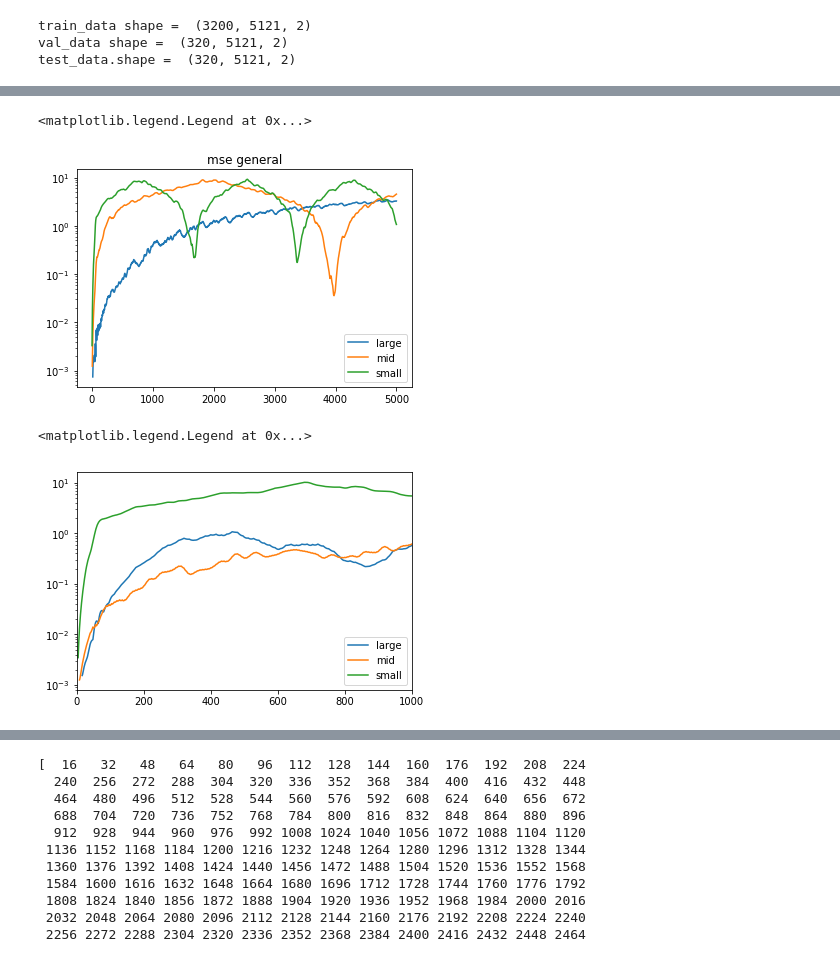
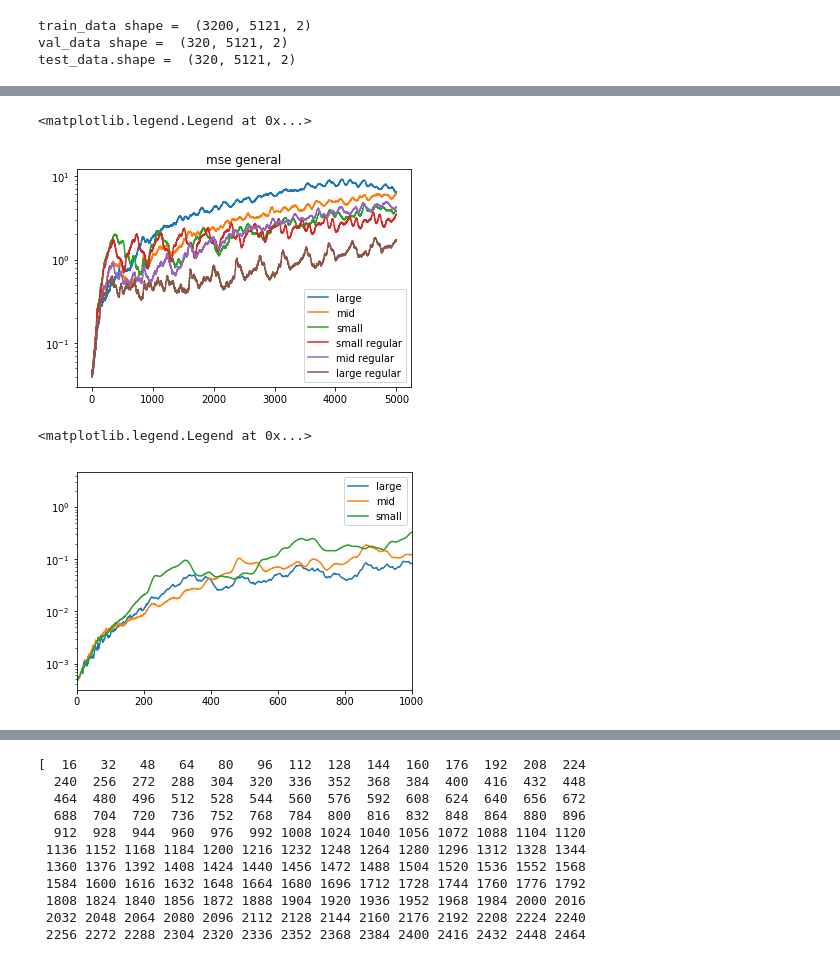
Before and after one commit to KatieJ16/ensemble_HiSTs, a Jupyter notebook: scripts/multiscale_HiTS_exp/general_train_post.py.ipynb, the cells around one changed output, grey strips where cells are left out. Drawn from its saved outputs; the diff is of its cells as text; code cells hidden in the pictures.

Commit message:
debugged general and doing some tests

```diff
--- a/scripts/multiscale_HiTS_exp/general_train_post.py.ipynb
+++ b/scripts/multiscale_HiTS_exp/general_train_post.py.ipynb
@@ -32,7 +32,7 @@ dt = 0.02                     # time unit: 0.0005 for Lorenz and 0.01 for others
 system = 'VanDerPol'         # system name: 'Hyperbolic', 'Cubic', 'VanDerPol', 'Hopf' or 'Lorenz'
 
 step_size = 4
-noise = 0.0                   # noise percentage: 0.00, 0.01 or 0.02
+noise = 0.1                   # noise percentage: 0.00, 0.01 or 0.02
 
 lr = 1e-3                     # learning rate
 max_epoch = 50000            # the maximum training epoch
@@ -77,15 +77,16 @@ models = list()
 # model_name = 'model_D{}_noise{}.pt'.format(step_size, noise)
 # models.append(torch.load(os.path.join(model_dir, model_name), map_location='cpu'))
 
-for letter in  ['c']:#'a', 'b', 'c', 'd', 'e']:
+for letter in  ['a']:#'a', 'b', 'c', 'd', 'e']:
     # for noise in noise_levels:
-    try:
+#     try:
         model_name = 'model_D{}_noise{}_{}.pt'.format(step_size, noise, letter)
         print(model_name)
+        print(os.path.join(model_dir, model_name))
         models.append(torch.load(os.path.join(model_dir, model_name), map_location='cpu'))
-    except:
-        print("not found")
-        break
+#     except:
+#         print("not found")
+#         break
 
 for model in models:
     # fix model consistencies trained on gpus (optional)
@@ -204,35 +206,35 @@ torch.Size([320, 2])
 # %%
 
 plt.semilogy(t_list_large, mse_large, label = "large")
 plt.semilogy(t_list_mid, mse_mid, label = "mid")
 plt.semilogy(t_list, mse_small, label = "small")
 plt.title("mse general")
 
 # plt.xlim([0,1000])
 # plt.ylim([0.0001, 1])
 
-# n_steps=5000
-# y_preds = models_regular[0].uni_scale_forecast(torch.tensor(test_data[:, 0, :]).float(), n_steps=n_steps)
-# mse = torch.mean((y_preds - torch.tensor(test_data[:, 1:1+n_steps, :]).float())**2, axis = (0,2))
-# plt.plot(mse, label = "small regular")
+n_steps=5000
+y_preds = models_regular[0].uni_scale_forecast(torch.tensor(test_data[:, 0, :]).float(), n_steps=n_steps)
+mse = torch.mean((y_preds - torch.tensor(test_data[:, 1:1+n_steps, :]).float())**2, axis = (0,2))
+plt.plot(mse, label = "small regular")
 
-# y_preds = models_regular[1].uni_scale_forecast(torch.tensor(test_data[:, 0, :]).float(), n_steps=n_steps)
-# mse = torch.mean((y_preds - torch.tensor(test_data[:, 1:1+n_steps, :]).float())**2, axis = (0,2))
-# plt.plot(mse, label = "mid regular")
+y_preds = models_regular[1].uni_scale_forecast(torch.tensor(test_data[:, 0, :]).float(), n_steps=n_steps)
+mse = torch.mean((y_preds - torch.tensor(test_data[:, 1:1+n_steps, :]).float())**2, axis = (0,2))
+plt.plot(mse, label = "mid regular")
 
-# y_preds = models_regular[2].uni_scale_forecast(torch.tensor(test_data[:, 0, :]).float(), n_steps=n_steps)
-# mse = torch.mean((y_preds - torch.tensor(test_data[:, 1:1+n_steps, :]).float())**2, axis = (0,2))
-# plt.plot(mse, label = "large regular")
-# plt.legend()
+y_preds = models_regular[2].uni_scale_forecast(torch.tensor(test_data[:, 0, :]).float(), n_steps=n_steps)
+mse = torch.mean((y_preds - torch.tensor(test_data[:, 1:1+n_steps, :]).float())**2, axis = (0,2))
+plt.plot(mse, label = "large regular")
+plt.legend()
 
 # y_preds = net_regular.vectorized_multi_scale_forecast(torch.tensor(test_data[:, 0, :]).float().to('cpu'), n_steps=n_steps, models=models_regular)
 # mse_regular = torch.mean((y_preds - torch.tensor(test_data[:, 1:1+n_steps, :]).float())**2, axis = (0,2))
 # plt.semilogy(mse_regular, label = " multiscale regular")
 
 plt.legend()
 # %% [output]
 <matplotlib.legend.Legend at 0x...>
-[figure, old version]
+[figure, new version]
 # %%
 
 plt.semilogy(t_list_large, mse_large, label = "large")
@@ -263,4 +265,4 @@ plt.xlim([0,1000])
 plt.legend()
 # %% [output]
 <matplotlib.legend.Legend at 0x...>
-[figure, old version]
+[figure, new version]
```
Also changed, not shown: parts of 8 cells of this notebook, 4 other files.
